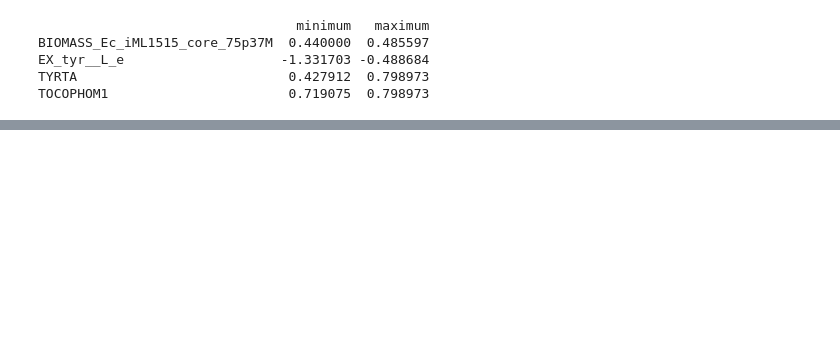
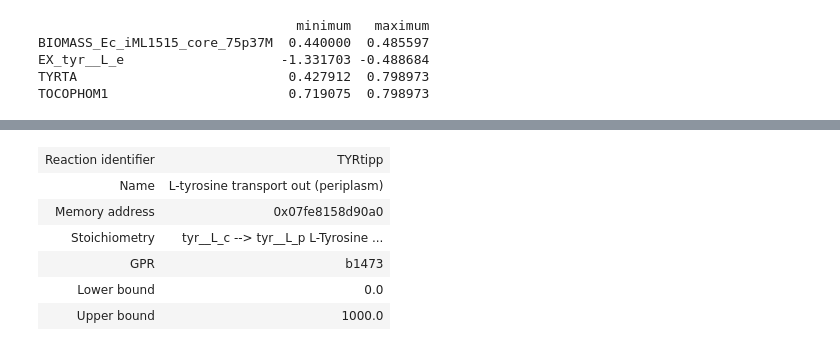
Before and after one commit to 27410/27410-group-assigment-group_2, a Jupyter notebook: 5_Exploring_fluxes.ipynb, the cells around one changed output, grey strips where cells are left out. Cells and saved outputs as stored; diff of their text form; code cells hidden in the pictures; blank space fills up the shorter version.

```diff
--- a/5_Exploring_fluxes.ipynb
+++ b/5_Exploring_fluxes.ipynb
@@ -202,0 +229,10 @@ By simulating tyrosine uptake from the medium, the flux to alpha-tocopherol can
+# %%
+model.reactions.TYRtipp
+# %% [output]
+| Reaction identifier | TYRtipp |
+| Name | L-tyrosine transport out (periplasm) |
+| Memory address | 0x07fe8158d90a0 |
+| Stoichiometry | tyr__L_c --> tyr__L_p L-Tyrosine ... |
+| GPR | b1473 |
+| Lower bound | 0.0 |
+| Upper bound | 1000.0 |
```
Also changed, not shown: parts of 16 cells of this notebook.
